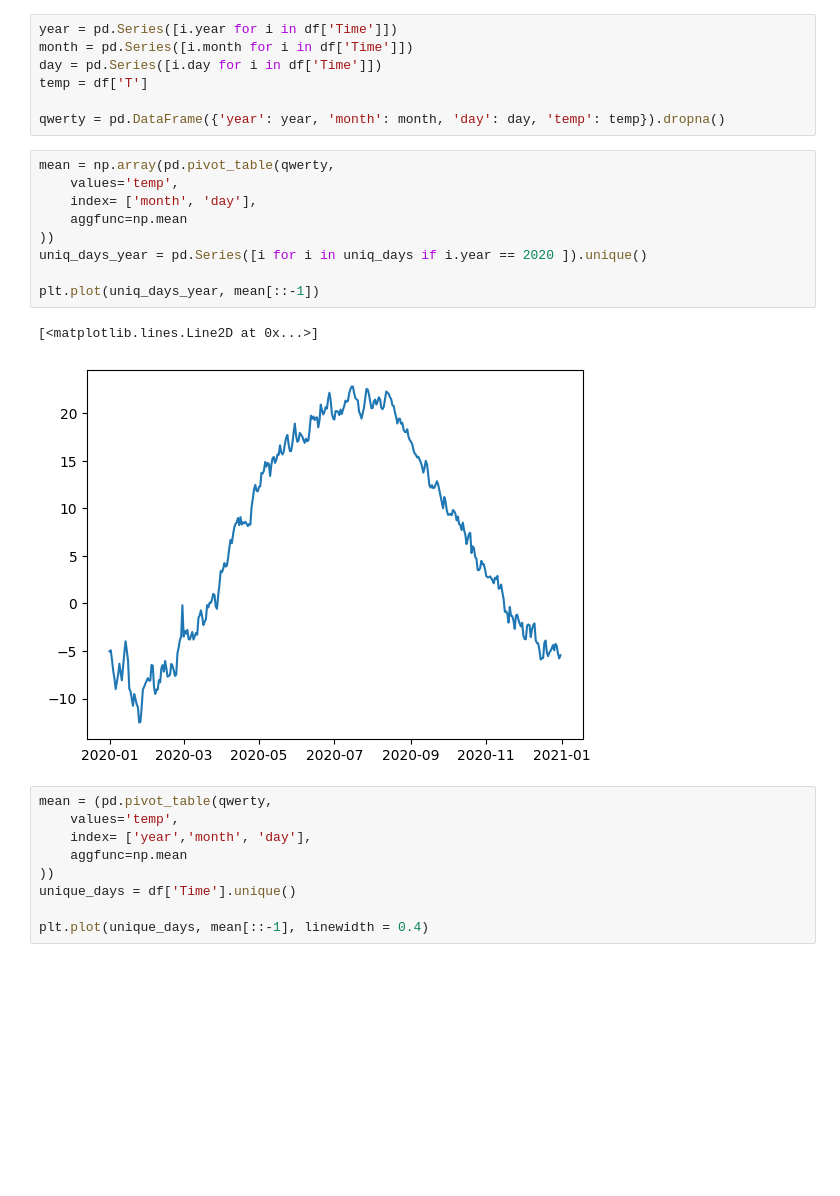
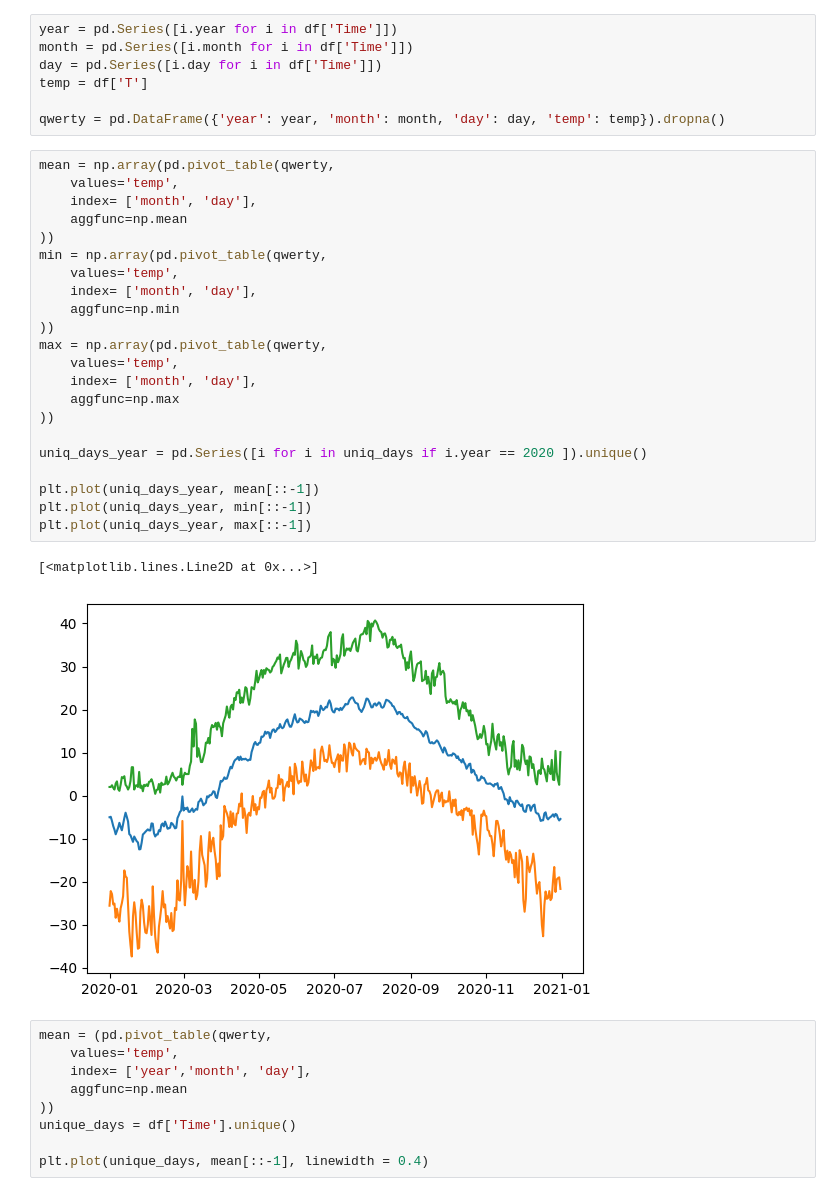
Before and after one commit to OneMoreGate/Machine_learning_MIPT, a Jupyter notebook: Week_2/weather_research.ipynb, the cells around one changed output. Cells and saved outputs as stored; diff of their text form; blank space fills up the shorter version.

```diff
--- a/new_knowelge/weather_research.ipynb
+++ b/Week_2/weather_research.ipynb
@@ -102,15 +102,28 @@ qwerty = pd.DataFrame({'year': year, 'month': month, 'day': day, 'temp': temp}).
 # %%
 mean = np.array(pd.pivot_table(qwerty,
     values='temp',
     index= ['month', 'day'],
     aggfunc=np.mean
 ))
+min = np.array(pd.pivot_table(qwerty,
+    values='temp',
+    index= ['month', 'day'],
+    aggfunc=np.min
+))
+max = np.array(pd.pivot_table(qwerty,
+    values='temp',
+    index= ['month', 'day'],
+    aggfunc=np.max
+))
+
 uniq_days_year = pd.Series([i for i in uniq_days if i.year == 2020 ]).unique()
 
 plt.plot(uniq_days_year, mean[::-1])
+plt.plot(uniq_days_year, min[::-1])
+plt.plot(uniq_days_year, max[::-1])
 # %% [output]
 [<matplotlib.lines.Line2D at 0x...>]
-[figure, old version]
+[figure, new version]
 # %%
 mean = (pd.pivot_table(qwerty,
     values='temp',
```
Also changed, not shown: parts of 1 cell of this notebook, 6 other files.
